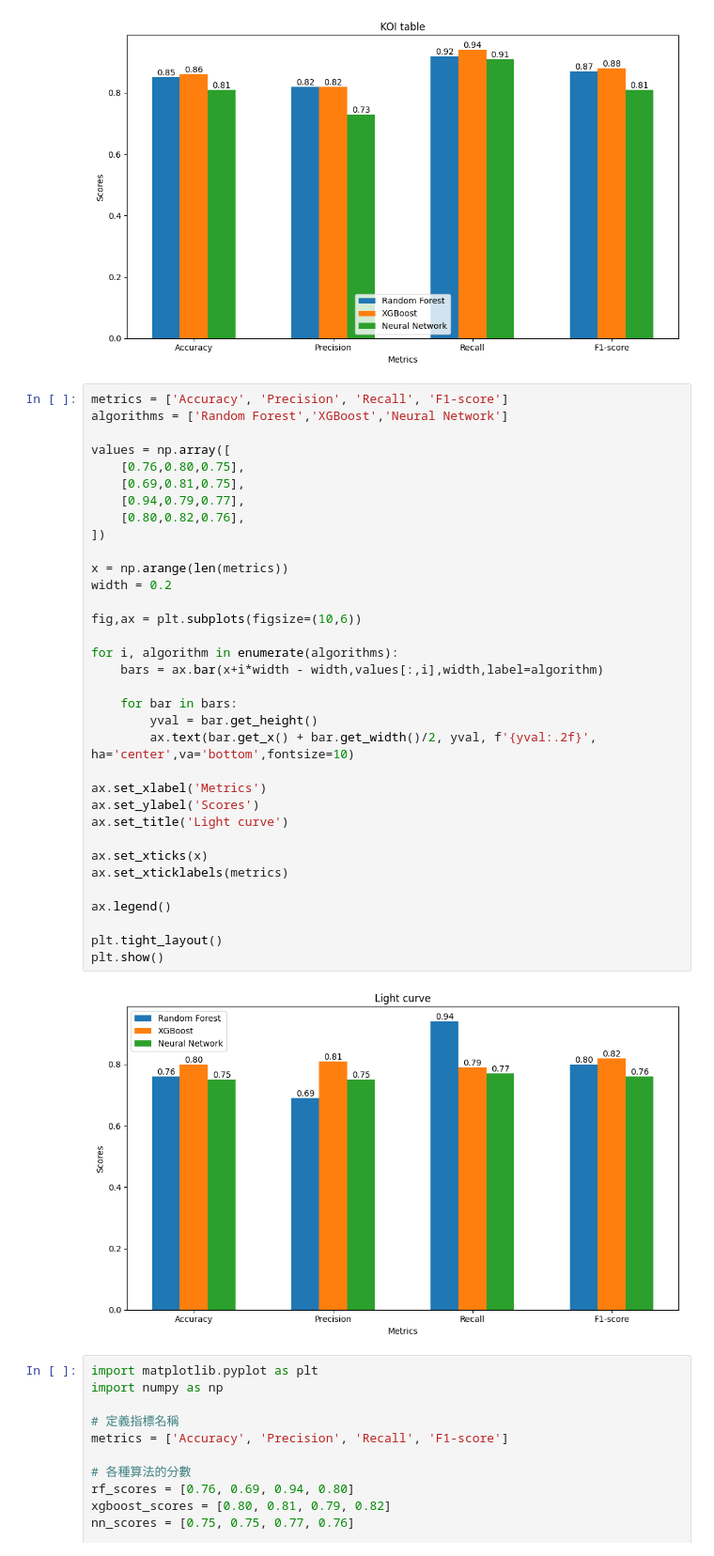
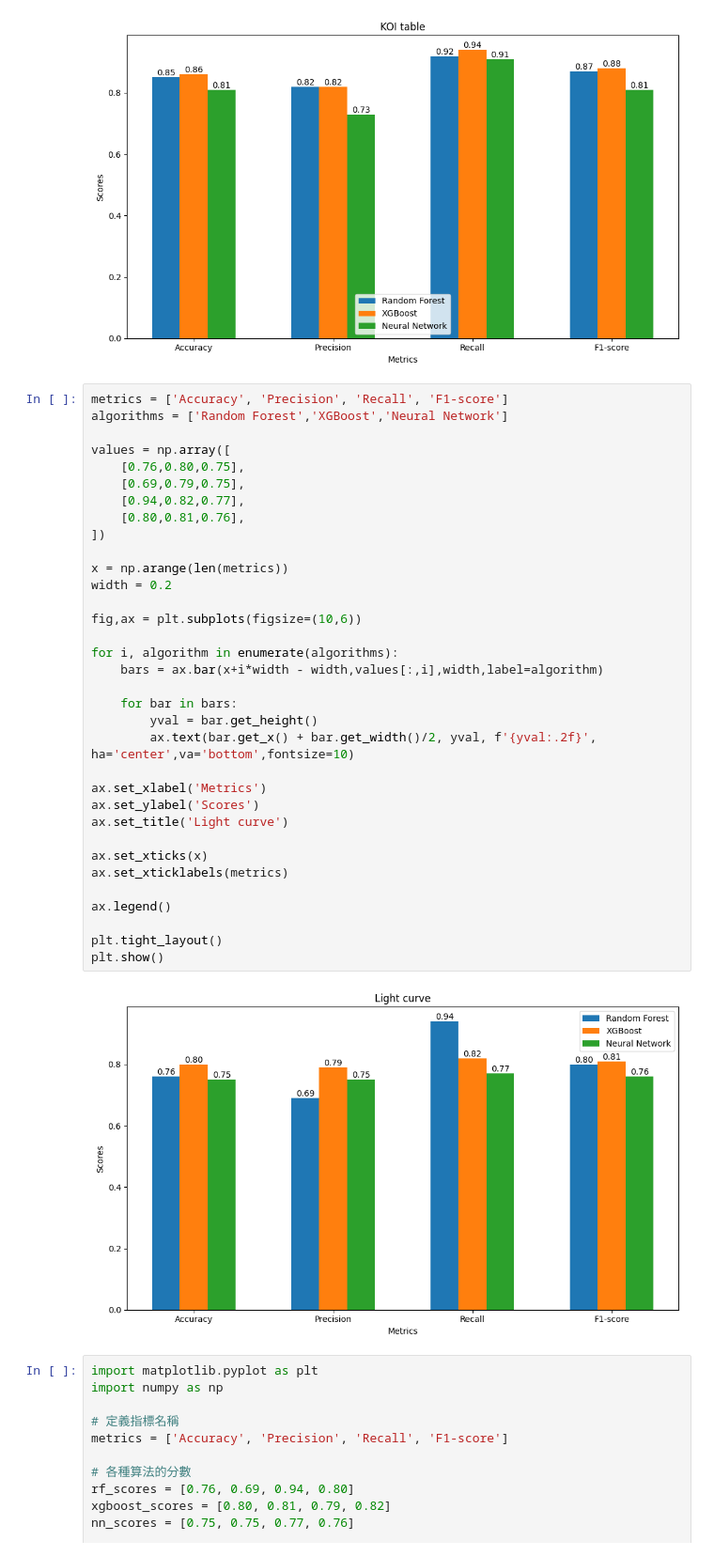
Before and after one commit to weixiang0470/NTHU, a Jupyter notebook: Machine_Learning/Final/plot.ipynb, the cells around one changed output. Shown: that part at 94% size. Drawn from its saved outputs; the diff is of its cells as text.

```diff
--- a/Machine_Learning/Final/plot.ipynb
+++ b/Machine_Learning/Final/plot.ipynb
@@ -86,37 +86,37 @@ metrics = ['Accuracy', 'Precision', 'Recall', 'F1-score']
 algorithms = ['Random Forest','XGBoost','Neural Network']
 
 values = np.array([
     [0.76,0.80,0.75],
-    [0.69,0.81,0.75],
-    [0.94,0.79,0.77],
-    [0.80,0.82,0.76],
+    [0.69,0.79,0.75],
+    [0.94,0.82,0.77],
+    [0.80,0.81,0.76],
 ])
 
 x = np.arange(len(metrics))
 width = 0.2
 
 fig,ax = plt.subplots(figsize=(10,6))
 
 for i, algorithm in enumerate(algorithms):
     bars = ax.bar(x+i*width - width,values[:,i],width,label=algorithm)
 
     for bar in bars:
         yval = bar.get_height()
         ax.text(bar.get_x() + bar.get_width()/2, yval, f'{yval:.2f}', ha='center',va='bottom',fontsize=10)
 
 ax.set_xlabel('Metrics')
 ax.set_ylabel('Scores')
 ax.set_title('Light curve')
 
 ax.set_xticks(x)
 ax.set_xticklabels(metrics)
 
 ax.legend()
 
 plt.tight_layout()
 plt.show()
 # %% [output]
-[figure, old version]
+[figure, new version]
 # %%
 import matplotlib.pyplot as plt
 import numpy as np
```
Also changed, not shown: 13 other files.
